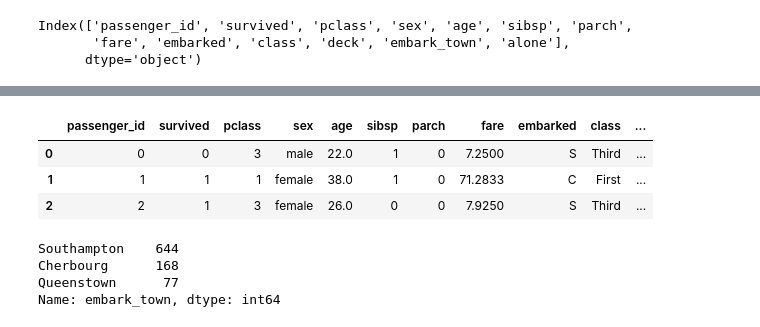
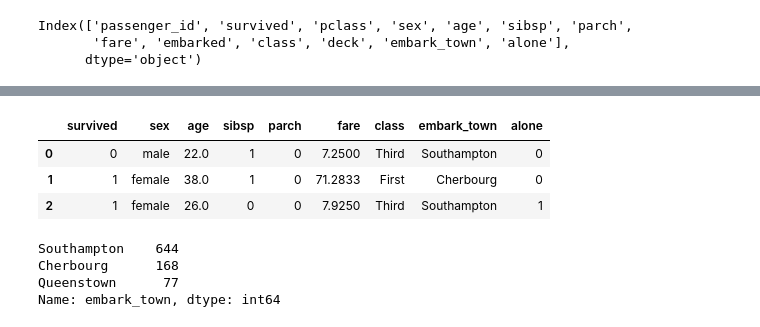
Before and after one commit to Kayfj41901/classification_exercises, a Jupyter notebook: classification_exercises.ipynb, the cells around one changed output, grey strips where cells are left out. Drawn from its saved outputs; the diff is of its cells as text; code cells hidden in the pictures.

```diff
--- a/classification_exercises.ipynb
+++ b/classification_exercises.ipynb
@@ -173,12 +227,11 @@ dtype: int64
 # %%
-#drop the deck column too many nulls to be useful
-titanic_df.drop(columns=['deck'], inplace=True)
+titanic_df.drop(columns=['deck', 'passenger_id', 'embarked', 'pclass'], inplace=True)
 titanic_df.head(3)
 # %% [output]
-|  | passenger_id | survived | pclass | sex | age | sibsp | parch | fare | embarked | class | ... |
-| 0 | 0 | 0 | 3 | male | 22.0 | 1 | 0 | 7.2500 | S | Third | ... |
-| 1 | 1 | 1 | 1 | female | 38.0 | 1 | 0 | 71.2833 | C | First | ... |
-| 2 | 2 | 1 | 3 | female | 26.0 | 0 | 0 | 7.9250 | S | Third | ... |
+|  | survived | sex | age | sibsp | parch | fare | class | embark_town | alone |
+| 0 | 0 | male | 22.0 | 1 | 0 | 7.2500 | Third | Southampton | 0 |
+| 1 | 1 | female | 38.0 | 1 | 0 | 71.2833 | First | Cherbourg | 0 |
+| 2 | 1 | female | 26.0 | 0 | 0 | 7.9250 | Third | Southampton | 1 |
 # %%
 titanic_df.embark_town.value_counts()
 # %% [output]
```
Also changed, not shown: parts of 57 cells of this notebook, 7 other files.
